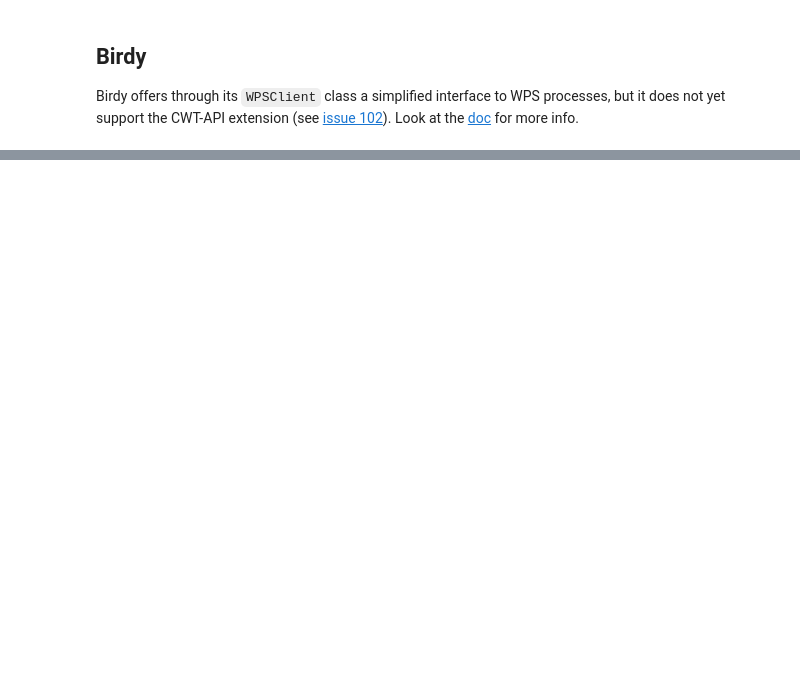
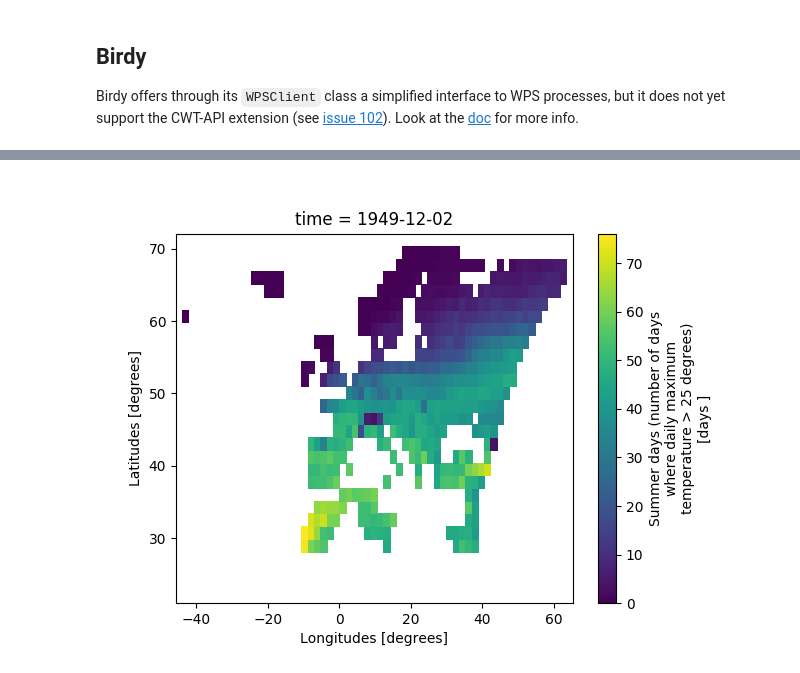
Before and after one commit to bird-house/OWSLib, a Jupyter notebook: examples/notebooks/birdy-esgfapi.ipynb, the cells around one changed output, grey strips where cells are left out. Drawn from its saved outputs; the diff is of its cells as text; code cells hidden in the pictures; blank space fills up the shorter version.

Commit message:
update birdy example with local emu. Shows inline preview image

```diff
--- a/examples/notebooks/birdy-esgfapi.ipynb
+++ b/examples/notebooks/birdy-esgfapi.ipynb
@@ -6,6 +6,6 @@ Birdy offers through its `WPSClient` class a simplified interface to WPS process
 Look at the [doc](https://birdy.readthedocs.io/en/latest/) for more info.
 # %%
 from birdy import WPSClient
-wps = WPSClient('https://bovec.dkrz.de/ows/proxy/emu')
-# wps = WPSClient('http://localhost:5000/wps')
+#wps = WPSClient('https://bovec.dkrz.de/ows/proxy/emu')
+wps = WPSClient('http://localhost:5000/wps')
 help(wps.emu_subset)
@@ -31,6 +42,2 @@ See: https://github.com/bird-house/birdy/pull/103
 # %%
-import json
-resp = wps.emu_subset(
-    variable=variable.value,
-    domain=domain.value,
-)
+resp = wps.emu_subset(variable=variable, domain=domain)
@@ -42,0 +52,6 @@ resp.get(asobj=False)
+# %%
+out = resp.get(asobj=True)
+# %%
+out.preview
+# %% [output]
+[figure, added]
```
Also changed, not shown: parts of 5 cells of this notebook, 1 other file.
